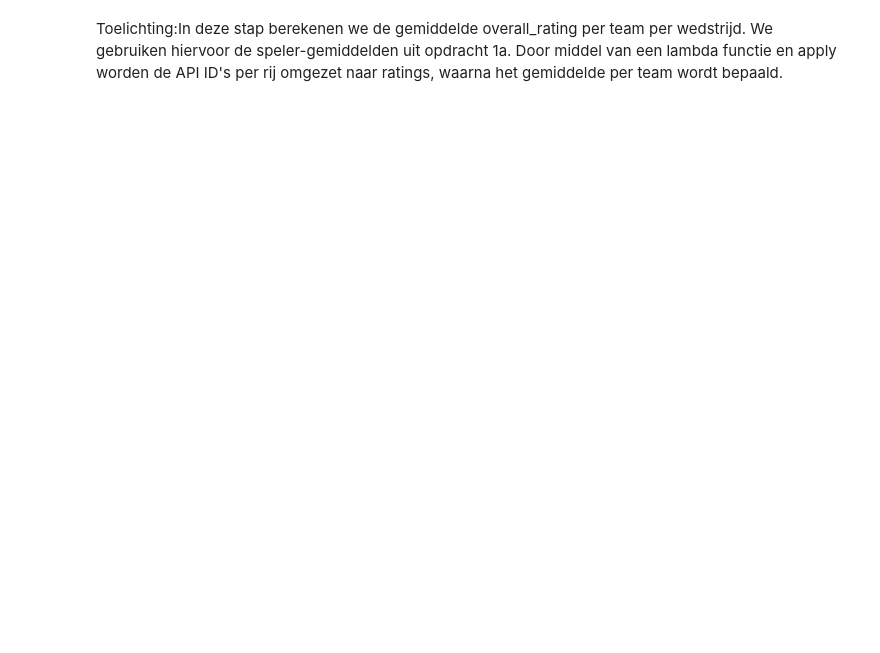
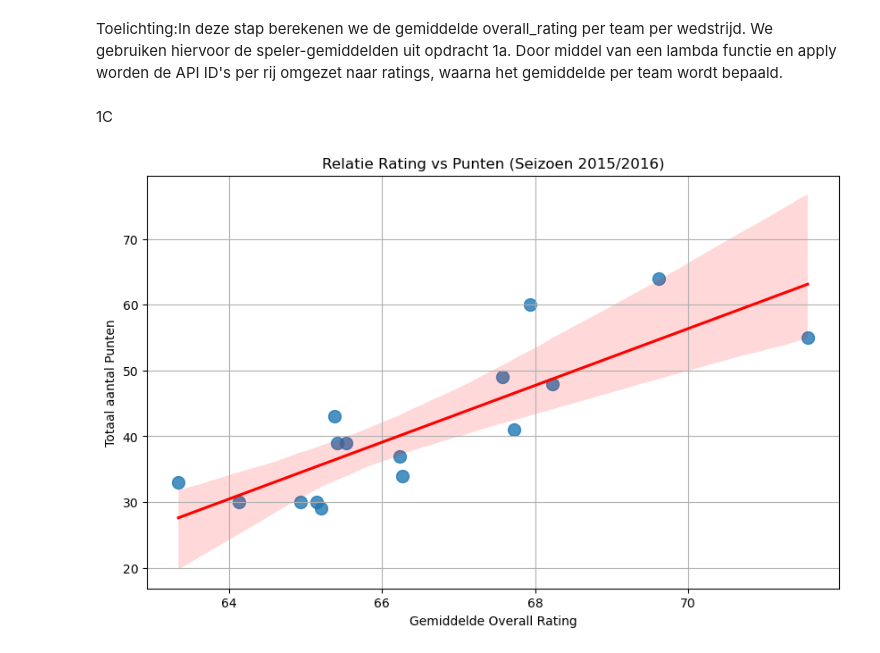
Before and after one commit to ShaliniBekaroe/Datalab_semester2_Groep1, a Jupyter notebook: notebook/data_mining.ipynb, the cells around one changed output. Cells and saved outputs as stored; diff of their text form; code cells hidden in the pictures; blank space fills up the shorter version.

```diff
--- a/notebook/data_mining.ipynb
+++ b/notebook/data_mining.ipynb
@@ -299,2 +254,60 @@ display(df_analysis[['match_api_id', 'season', 'home_team_rating', 'away_team_ra
 # %% [markdown]
 Toelichting:In deze stap berekenen we de gemiddelde overall_rating per team per wedstrijd. We gebruiken hiervoor de speler-gemiddelden uit opdracht 1a. Door middel van een lambda functie en apply worden de API ID's per rij omgezet naar ratings, waarna het gemiddelde per team wordt bepaald.
+# %% [markdown]
+1C
+# %%
+def calculate_season_stats(df_results, df_teams):
+    """
+    Berekent de seizoensstatistieken (punten en rating) per team.
+    """
+    # Filter op 1 competitie (bijv. League ID 1729 voor Premier League of 1 voor België)
+    # We pakken voor nu de eerste beschikbare league in je gefilterde set
+    league_id = df_results['league_id'].iloc[0]
+    df_league = df_results[df_results['league_id'] == league_id].copy()
+
+    team_stats = []
+
+    # Haal unieke team ID's op
+    all_teams = pd.concat([df_league['home_team_api_id'], df_league['away_team_api_id']]).unique()
+
+    for team_id in all_teams:
+        # Thuiswedstrijden
+        home_matches = df_league[df_league['home_team_api_id'] == team_id]
+        home_points = home_matches.apply(lambda r: 3 if r['home_team_goal'] > r['away_team_goal'] else (1 if r['home_team_goal'] == r['away_team_goal'] else 0), axis=1).sum()
+        home_rating = home_matches['home_team_rating'].mean()
+
+        # Uitwedstrijden
+        away_matches = df_league[df_league['away_team_api_id'] == team_id]
+        away_points = away_matches.apply(lambda r: 3 if r['away_team_goal'] > r['home_team_goal'] else (1 if r['away_team_goal'] == r['home_team_goal'] else 0), axis=1).sum()
+        away_rating = away_matches['away_team_rating'].mean()
+
+        total_points = home_points + away_points
+        avg_rating = (home_rating + away_rating) / 2
+
+        team_name = df_teams[df_teams['team_api_id'] == team_id]['team_long_name'].values[0]
+
+        team_stats.append({'team_name': team_name, 'total_points': total_points, 'avg_rating': avg_rating})
+
+    return pd.DataFrame(team_stats)
+
+# Voorbereiden voor visualisatie
+df_teams = pd.read_sql_query("SELECT team_api_id, team_long_name FROM Team", conn)
+df_plot_data = calculate_season_stats(df_analysis, df_teams)
+
+# De Visualisatie Functie
+def plot_relation(df, x_col, y_col, title):
+    """
+    Maakt een passende visualisatie voor de relatie tussen rating en punten.
+    """
+    plt.figure(figsize=(10, 6))
+    sns.regplot(data=df, x=x_col, y=y_col, scatter_kws={'s':100}, line_kws={"color": "red"})
+    plt.title(title)
+    plt.xlabel('Gemiddelde Overall Rating')
+    plt.ylabel('Totaal aantal Punten')
+    plt.grid(True)
+    plt.show()
+
+# Uitvoeren
+plot_relation(df_plot_data, 'avg_rating', 'total_points', 'Relatie Rating vs Punten (Seizoen 2015/2016)')
+# %% [output]
+[figure, added]
```
Also changed, not shown: parts of 4 cells of this notebook.
